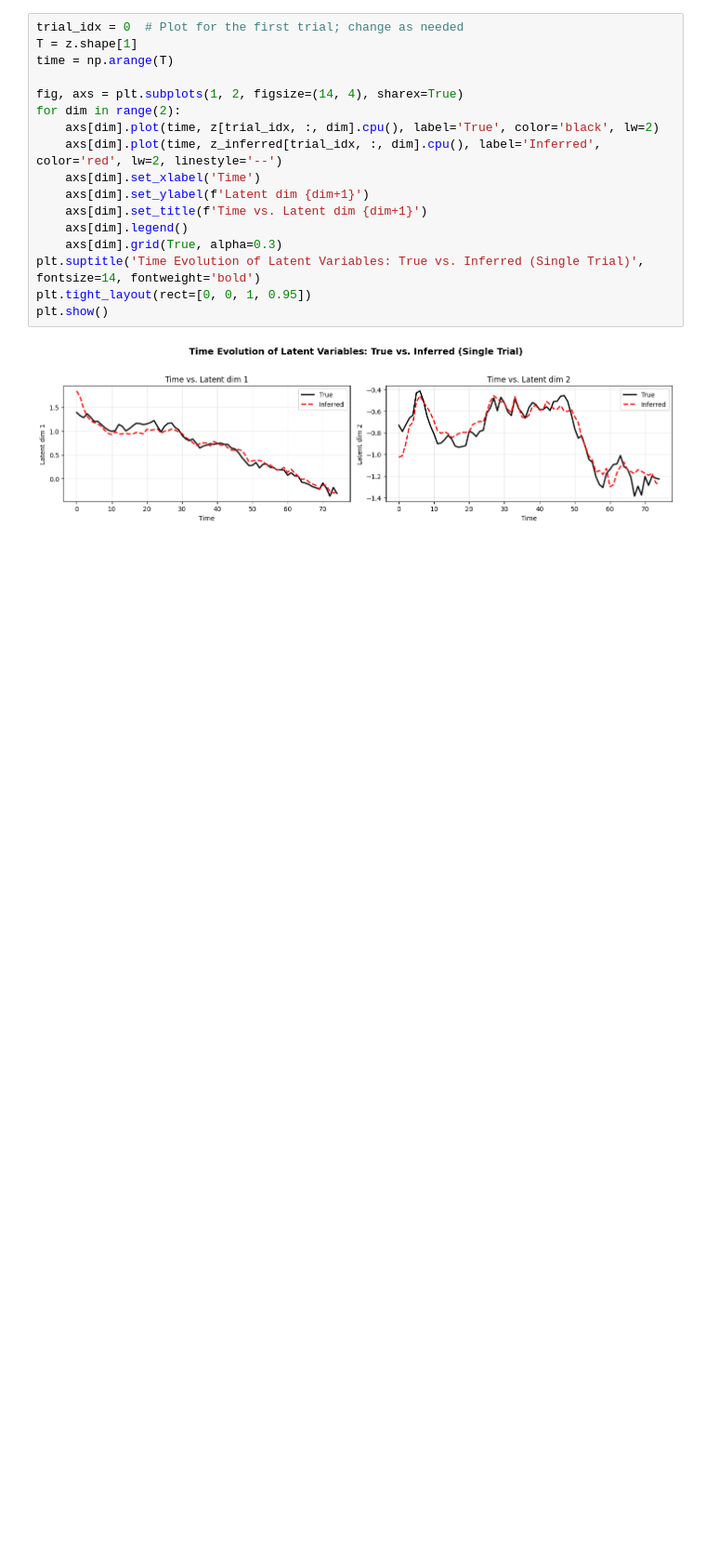
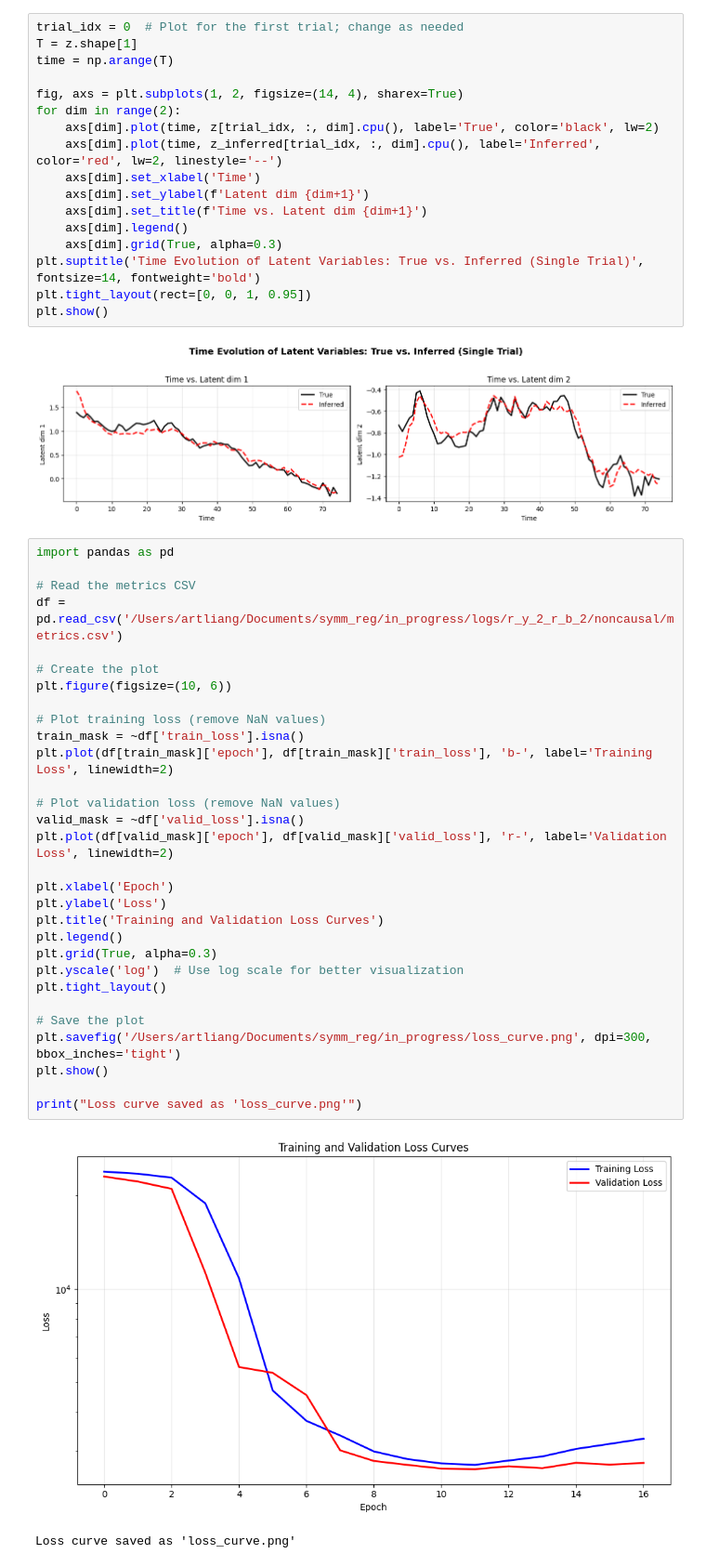
Before and after one commit to aliang9/symm_reg, a Jupyter notebook: in_progress/demo.ipynb, the cells around one changed output. Shown at 93% size. Cells and saved outputs as stored; diff of their text form; blank space fills up the shorter version.

```diff
--- a/in_progress/demo.ipynb
+++ b/in_progress/demo.ipynb
@@ -404,3 +403,36 @@ plt.tight_layout(rect=[0, 0, 1, 0.95])
 plt.show()
 # %% [output]
 [figure]
+# %%
+import pandas as pd
+
+# Read the metrics CSV
+df = pd.read_csv('/Users/artliang/Documents/symm_reg/in_progress/logs/r_y_2_r_b_2/noncausal/metrics.csv')
+
+# Create the plot
+plt.figure(figsize=(10, 6))
+
+# Plot training loss (remove NaN values)
+train_mask = ~df['train_loss'].isna()
+plt.plot(df[train_mask]['epoch'], df[train_mask]['train_loss'], 'b-', label='Training Loss', linewidth=2)
+
+# Plot validation loss (remove NaN values)
+valid_mask = ~df['valid_loss'].isna()
+plt.plot(df[valid_mask]['epoch'], df[valid_mask]['valid_loss'], 'r-', label='Validation Loss', linewidth=2)
+
+plt.xlabel('Epoch')
+plt.ylabel('Loss')
+plt.title('Training and Validation Loss Curves')
+plt.legend()
+plt.grid(True, alpha=0.3)
+plt.yscale('log')  # Use log scale for better visualization
+plt.tight_layout()
+
+# Save the plot
+plt.savefig('/Users/artliang/Documents/symm_reg/in_progress/loss_curve.png', dpi=300, bbox_inches='tight')
+plt.show()
+
+print("Loss curve saved as 'loss_curve.png'")
+# %% [output]
+[figure, added]
+Loss curve saved as 'loss_curve.png'
```
Also changed, not shown: parts of 1 cell of this notebook, 1 other file.
